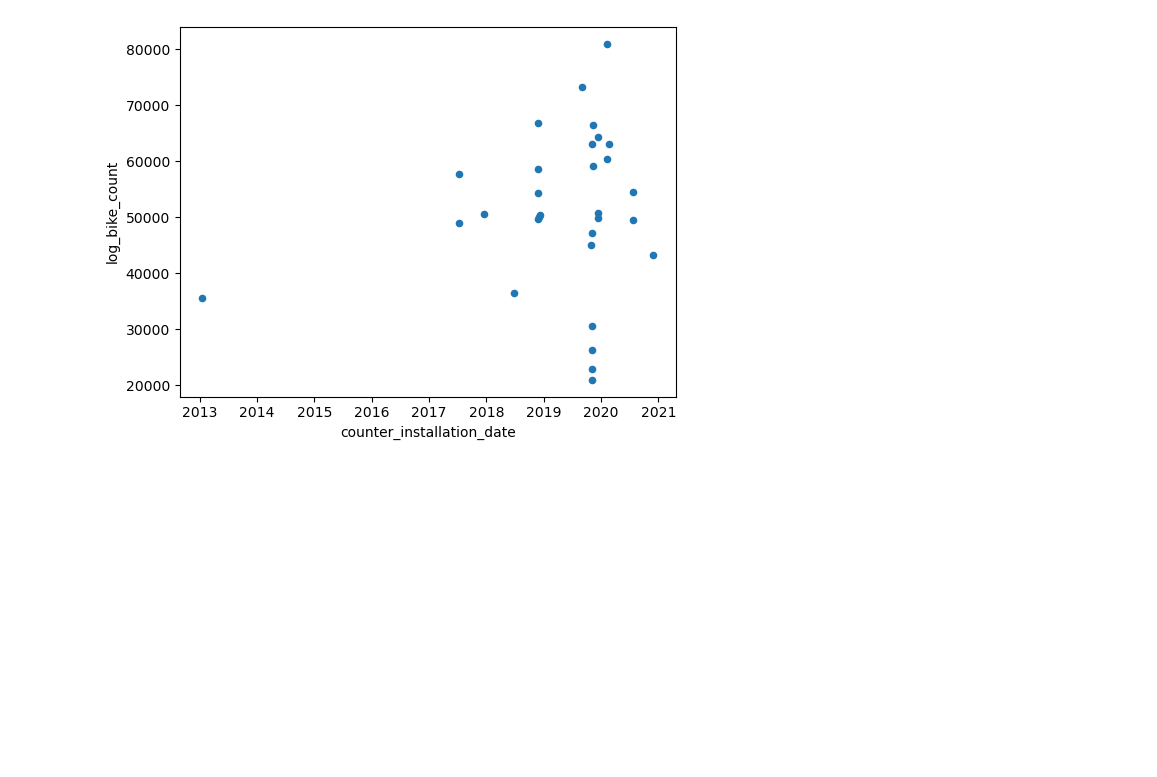
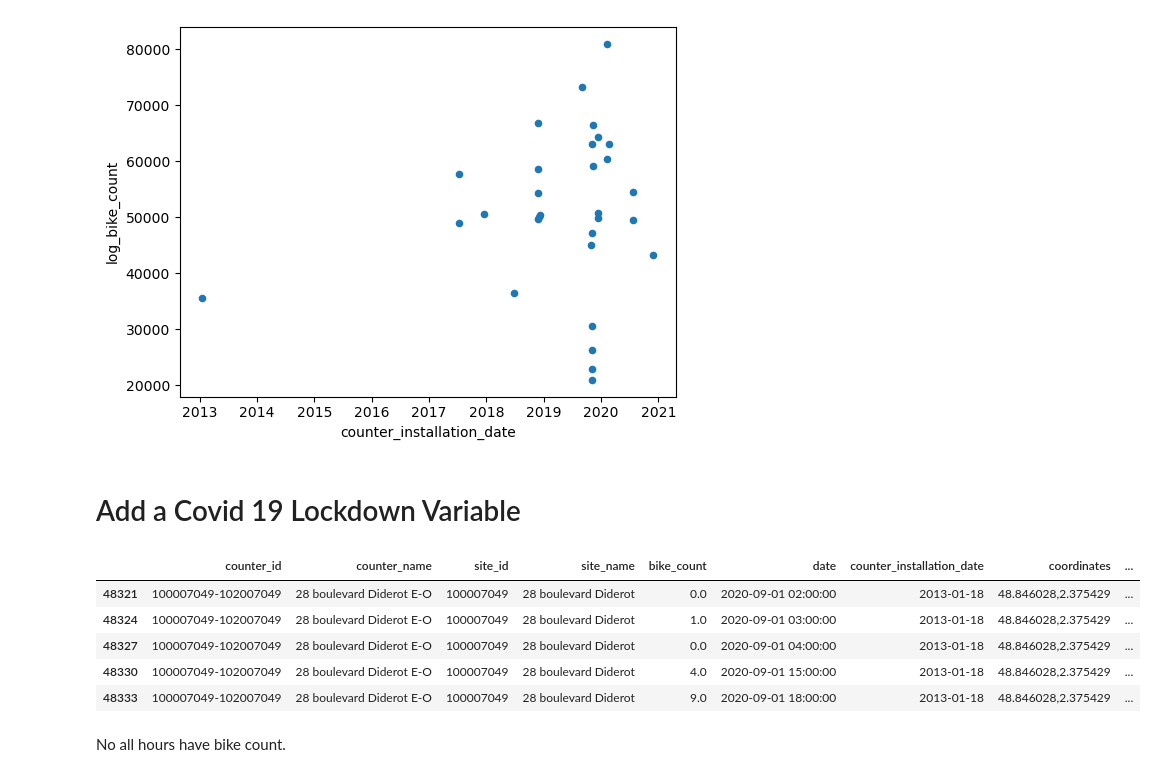
Before and after one commit to maximotk/bike_counters, a Jupyter notebook: Spatial_Analysis.ipynb, the cells around one changed output. Drawn from its saved outputs; the diff is of its cells as text; code cells hidden in the pictures; blank space fills up the shorter version.

Commit message:
Consider Covid-19 lockdowns

```diff
--- a/Spatial_Analysis.ipynb
+++ b/Spatial_Analysis.ipynb
@@ -144,0 +151,12 @@ plt.show()
+# %%
+data["date_truncated"] = data["date"].dt.floor("D")
+
+grouped_data = (
+    data.groupby(["counter_id", "date_truncated"])
+    ["log_bike_count"].sum()
+    .to_frame()
+    .reset_index()
+    .query("log_bike_count == 0")
+    [["counter_id", "date_truncated"]]
+)
+grouped_data["counter_id"].drop_duplicates()
@@ -184,3 +224,27 @@ data["counter_installation_date"].drop_duplicates().shape
 # %% [output]
 <Axes: xlabel='counter_installation_date', ylabel='log_bike_count'>
 [figure]
+# %% [markdown]
+# Add a Covid 19 Lockdown Variable
+# %%
+expanded_data = data
+
+date_ranges = [
+    ("2020-10-30", "2020-12-15"),
+    ("2021-03-20", "2021-05-19"),
+]
+
+expanded_data["Covid-19"] = 0
+for start, end in date_ranges:
+    expanded_data["Covid-19"] |= expanded_data["date"].between(start, end).astype(int)
+
+expanded_data.head()
+# %% [output]
+|  | counter_id | counter_name | site_id | site_name | bike_count | date | counter_installation_date | coordinates | ... |
+| 48321 | 100007049-102007049 | 28 boulevard Diderot E-O | 100007049 | 28 boulevard Diderot | 0.0 | 2020-09-01 02:00:00 | 2013-01-18 | 48.846028,2.375429 | ... |
+| 48324 | 100007049-102007049 | 28 boulevard Diderot E-O | 100007049 | 28 boulevard Diderot | 1.0 | 2020-09-01 03:00:00 | 2013-01-18 | 48.846028,2.375429 | ... |
+| 48327 | 100007049-102007049 | 28 boulevard Diderot E-O | 100007049 | 28 boulevard Diderot | 0.0 | 2020-09-01 04:00:00 | 2013-01-18 | 48.846028,2.375429 | ... |
+| 48330 | 100007049-102007049 | 28 boulevard Diderot E-O | 100007049 | 28 boulevard Diderot | 4.0 | 2020-09-01 15:00:00 | 2013-01-18 | 48.846028,2.375429 | ... |
+| 48333 | 100007049-102007049 | 28 boulevard Diderot E-O | 100007049 | 28 boulevard Diderot | 9.0 | 2020-09-01 18:00:00 | 2013-01-18 | 48.846028,2.375429 | ... |
+# %% [markdown]
+No all hours have bike count.
```
Also changed, not shown: parts of 4 cells of this notebook.
